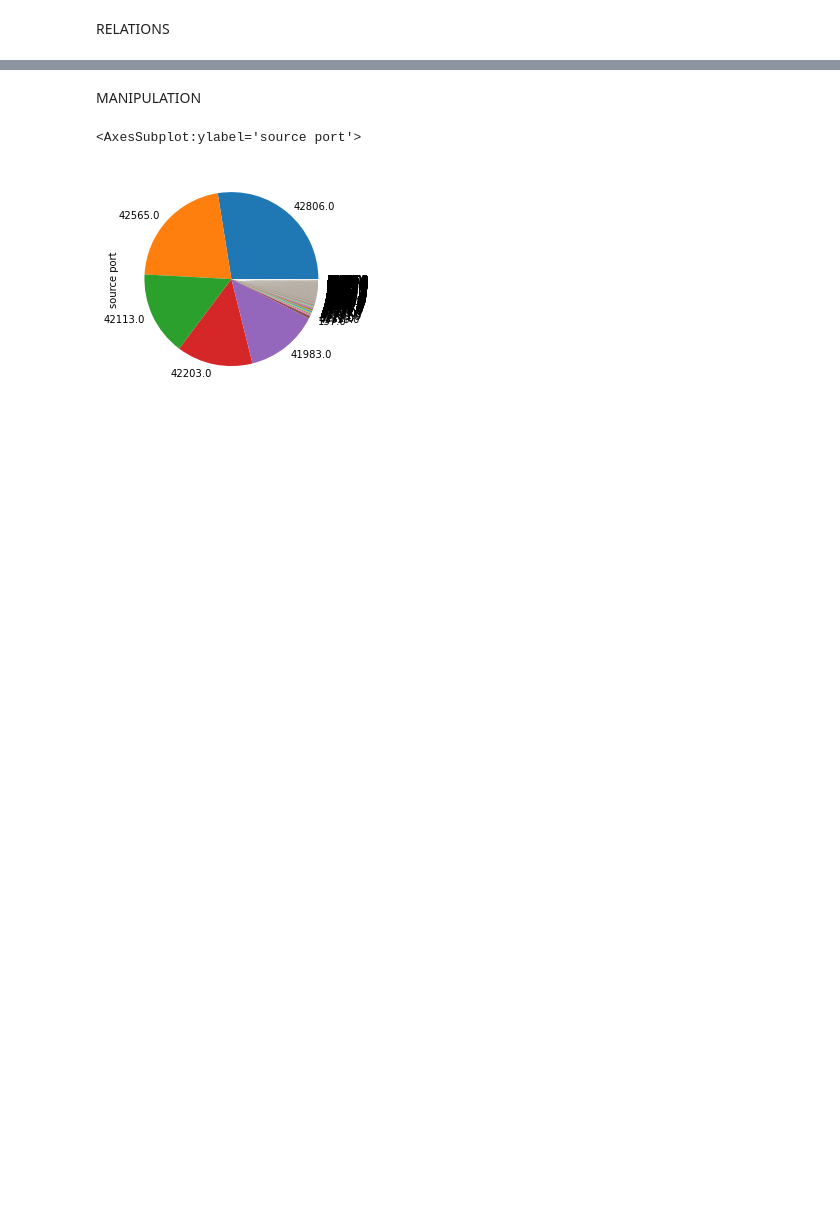
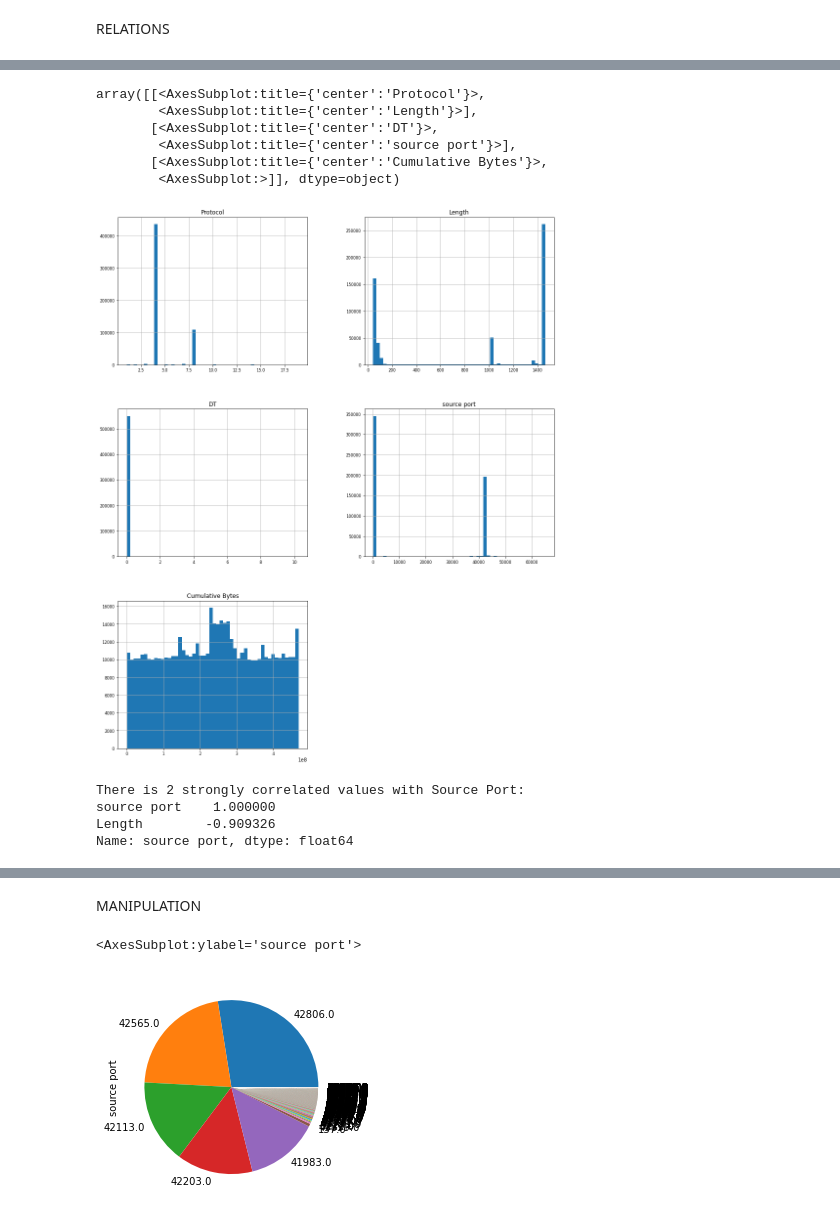
Before and after one commit to ghalibbajwa/Streaming-Detection-Using-Packet-Data, a Jupyter notebook: EDA.ipynb, the cells around one changed output, grey strips where cells are left out. Saved outputs shown, nothing was run; the diff lists cells and outputs as text; code cells hidden in the pictures; blank space fills up the shorter version.

```diff
--- a/EDA.ipynb
+++ b/EDA.ipynb
@@ -86,0 +185,3 @@ sns.pairplot(dfshort, diag_kind = 'kde',
+# %%
+df_num = df.select_dtypes(include = ['float64', 'int64']) # create a dataframe with only numeric values
+df_num.head()
@@ -86,0 +195,19 @@ sns.pairplot(dfshort, diag_kind = 'kde',
+# %%
+df_num.hist(figsize=(16, 20), bins=50, xlabelsize=8, ylabelsize=8) # plot the histogram
+# %% [output]
+array([[<AxesSubplot:title={'center':'Protocol'}>,
+        <AxesSubplot:title={'center':'Length'}>],
+       [<AxesSubplot:title={'center':'DT'}>,
+        <AxesSubplot:title={'center':'source port'}>],
+       [<AxesSubplot:title={'center':'Cumulative Bytes'}>,
+        <AxesSubplot:>]], dtype=object)
+[figure, added]
+# %%
+df_num_corr = df_num.corr()['source port'][:-1] # -1 because the latest row is SalePrice
+golden_features_list = df_num_corr[abs(df_num_corr) > 0.5].sort_values(ascending=False)
+print("There is {} strongly correlated values with Source Port:\n{}".format(len(golden_features_list), golden_features_list))
+# %% [output]
+There is 2 strongly correlated values with Source Port:
+source port    1.000000
+Length        -0.909326
+Name: source port, dtype: float64
```
Also changed, not shown: parts of 25 cells of this notebook.
